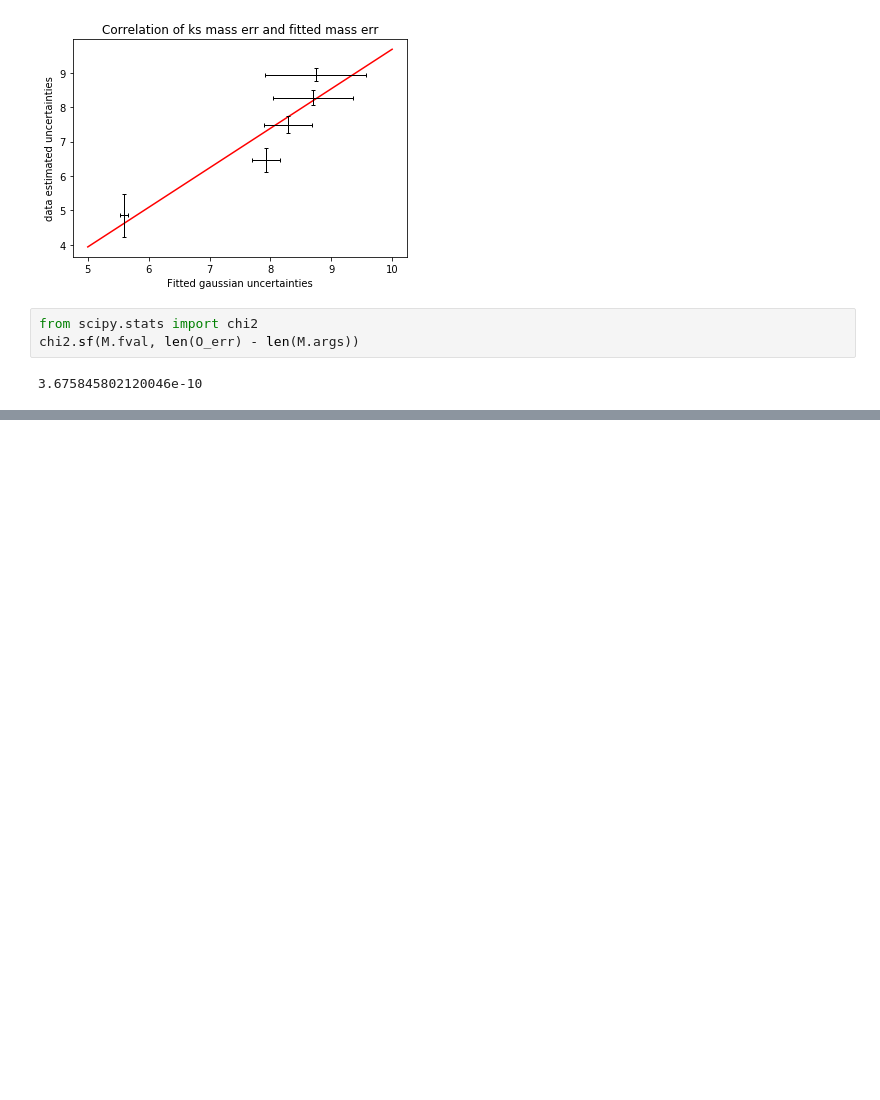
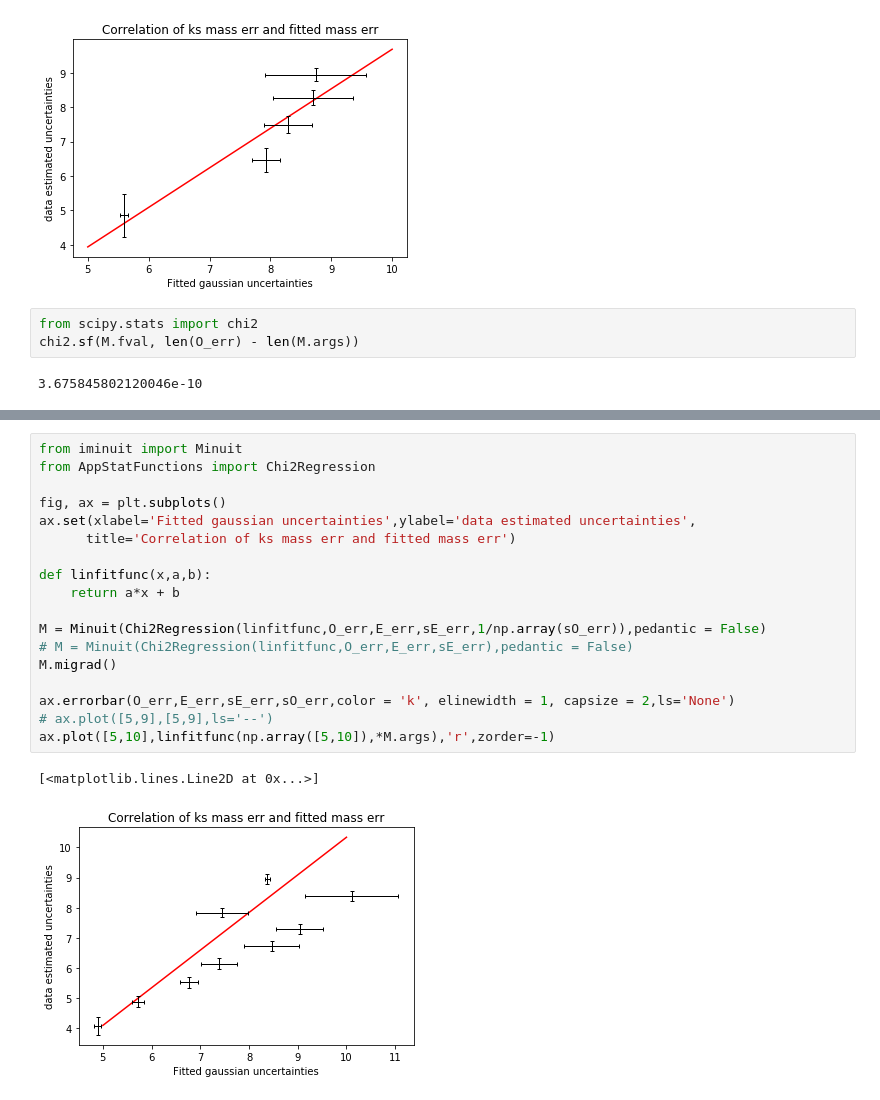
Before and after one commit to Vinther901/PUK, a Jupyter notebook: Mass_err.ipynb, the cells around one changed output, grey strips where cells are left out. Saved outputs shown, nothing was run; the diff lists cells and outputs as text; blank space fills up the shorter version.

```diff
--- a/Mass_err.ipynb
+++ b/Mass_err.ipynb
@@ -116,0 +171,21 @@ chi2.sf(M.fval, len(O_err) - len(M.args))
+# %%
+from iminuit import Minuit
+from AppStatFunctions import Chi2Regression
+
+fig, ax = plt.subplots()
+ax.set(xlabel='Fitted gaussian uncertainties',ylabel='data estimated uncertainties',
+      title='Correlation of ks mass err and fitted mass err')
+
+def linfitfunc(x,a,b):
+    return a*x + b
+
+M = Minuit(Chi2Regression(linfitfunc,O_err,E_err,sE_err,1/np.array(sO_err)),pedantic = False)
+# M = Minuit(Chi2Regression(linfitfunc,O_err,E_err,sE_err),pedantic = False)
+M.migrad()
+
+ax.errorbar(O_err,E_err,sE_err,sO_err,color = 'k', elinewidth = 1, capsize = 2,ls='None')
+# ax.plot([5,9],[5,9],ls='--')
+ax.plot([5,10],linfitfunc(np.array([5,10]),*M.args),'r',zorder=-1)
+# %% [output]
+[<matplotlib.lines.Line2D at 0x...>]
+[figure, added]
```
Also changed, not shown: parts of 3 cells of this notebook.
